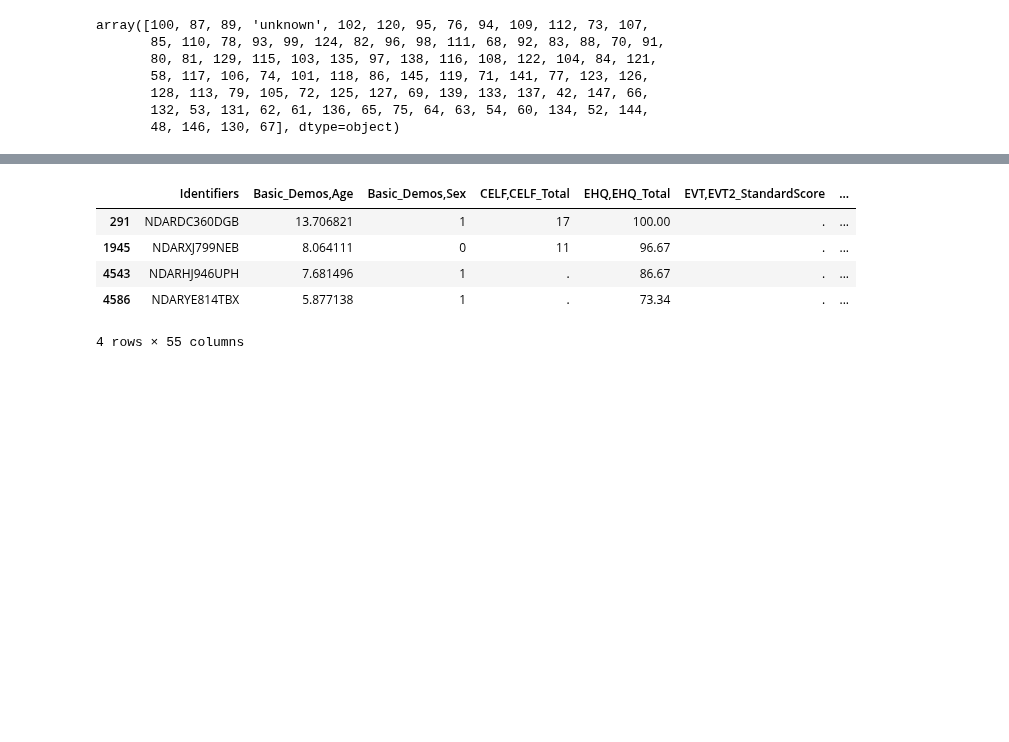
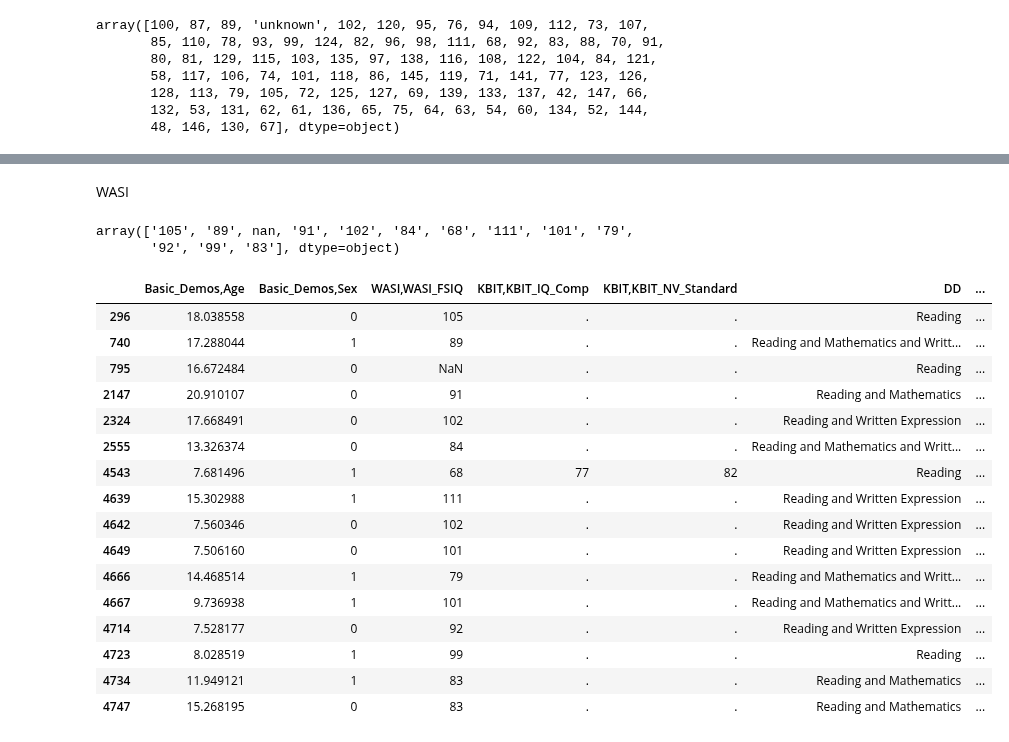
Before and after one commit to cristinarainich/Child-Mind-Institute-Project, a Jupyter notebook: Pheno_data.ipynb, the cells around one changed output, grey strips where cells are left out. Cells and saved outputs as stored; diff of their text form; code cells hidden in the pictures; blank space fills up the shorter version.

```diff
--- a/Pheno_data.ipynb
+++ b/Pheno_data.ipynb
@@ -1051,9 +1145,33 @@ iq_overview.to_csv(
+# %% [markdown]
+WASI
 # %%
-data_filtered[(data_filtered['Status'] == 1) & (data_filtered['KBIT,KBIT_IQ_Comp'] != '.')]
+subset = data_filtered[(data_filtered['Status'] == 1) &
+              (data_filtered['WASI,WASI_FSIQ'] != '.')]
-# %% [output]
-|  | Identifiers | Basic_Demos,Age | Basic_Demos,Sex | CELF,CELF_Total | EHQ,EHQ_Total | EVT,EVT2_StandardScore | ... |
-| 291 | NDARDC360DGB | 13.706821 | 1 | 17 | 100.00 | . | ... |
-| 1945 | NDARXJ799NEB | 8.064111 | 0 | 11 | 96.67 | . | ... |
-| 4543 | NDARHJ946UPH | 7.681496 | 1 | . | 86.67 | . | ... |
-| 4586 | NDARYE814TBX | 5.877138 | 1 | . | 73.34 | . | ... |
-4 rows × 55 columns
+# %%
+subset['WASI,WASI_FSIQ'].unique()
+# %% [output]
+array(['105', '89', nan, '91', '102', '84', '68', '111', '101', '79',
+       '92', '99', '83'], dtype=object)
+# %%
+subset[[
+    'Basic_Demos,Age', 'Basic_Demos,Sex', 'WASI,WASI_FSIQ',
+    'KBIT,KBIT_IQ_Comp', 'KBIT,KBIT_NV_Standard', 'DD', 'Diagnosis'
+]]
+# %% [output]
+|  | Basic_Demos,Age | Basic_Demos,Sex | WASI,WASI_FSIQ | KBIT,KBIT_IQ_Comp | KBIT,KBIT_NV_Standard | DD | ... |
+| 296 | 18.038558 | 0 | 105 | . | . | Reading | ... |
+| 740 | 17.288044 | 1 | 89 | . | . | Reading and Mathematics and Writt... | ... |
+| 795 | 16.672484 | 0 | NaN | . | . | Reading | ... |
+| 2147 | 20.910107 | 0 | 91 | . | . | Reading and Mathematics | ... |
+| 2324 | 17.668491 | 0 | 102 | . | . | Reading and Written Expression | ... |
+| 2555 | 13.326374 | 0 | 84 | . | . | Reading and Mathematics and Writt... | ... |
+| 4543 | 7.681496 | 1 | 68 | 77 | 82 | Reading | ... |
+| 4639 | 15.302988 | 1 | 111 | . | . | Reading and Written Expression | ... |
+| 4642 | 7.560346 | 0 | 102 | . | . | Reading and Written Expression | ... |
+| 4649 | 7.506160 | 0 | 101 | . | . | Reading and Written Expression | ... |
+| 4666 | 14.468514 | 1 | 79 | . | . | Reading and Mathematics and Writt... | ... |
+| 4667 | 9.736938 | 1 | 101 | . | . | Reading and Mathematics and Writt... | ... |
+| 4714 | 7.528177 | 0 | 92 | . | . | Reading and Written Expression | ... |
+| 4723 | 8.028519 | 1 | 99 | . | . | Reading | ... |
+| 4734 | 11.949121 | 1 | 83 | . | . | Reading and Mathematics | ... |
+| 4747 | 15.268195 | 0 | 83 | . | . | Reading and Mathematics | ... |
```
Also changed, not shown: parts of 17 cells of this notebook.
